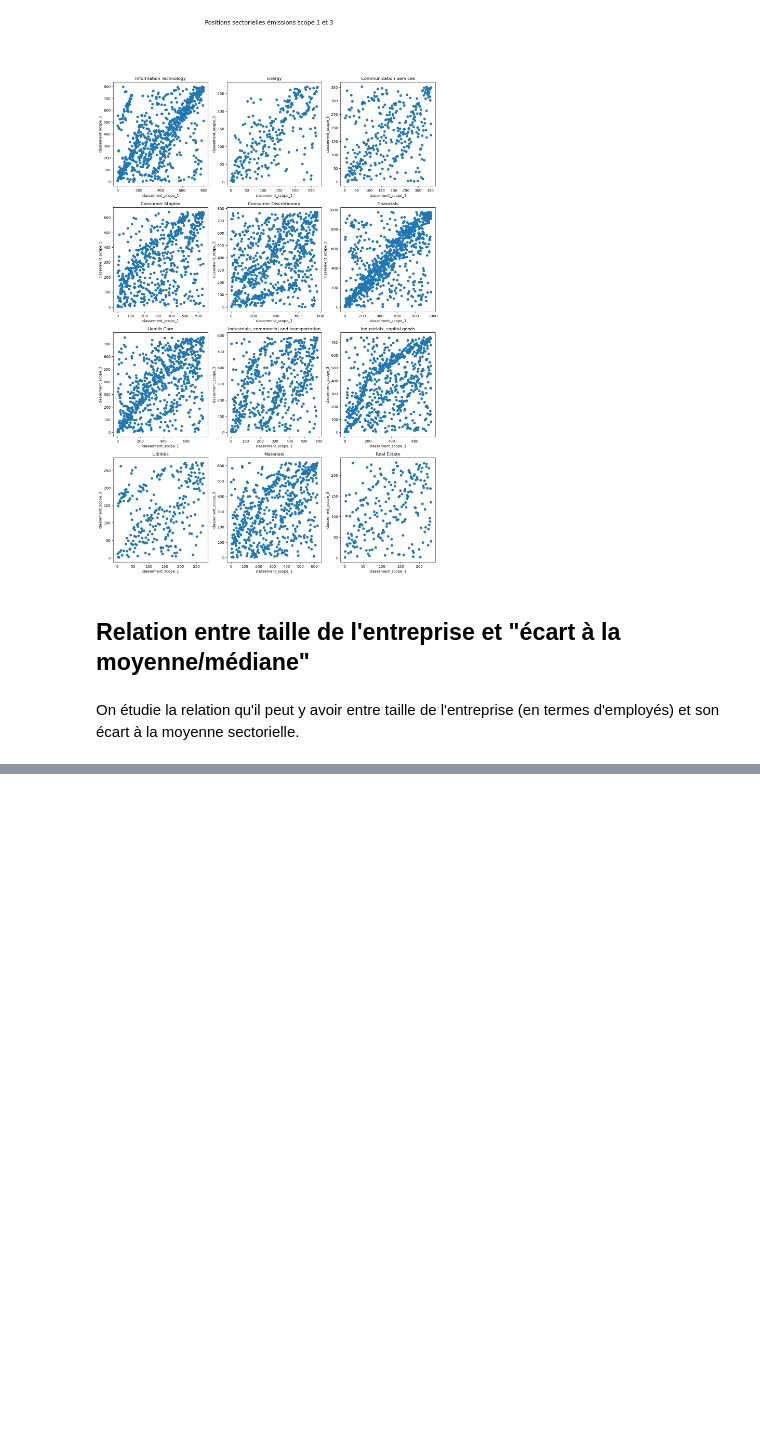
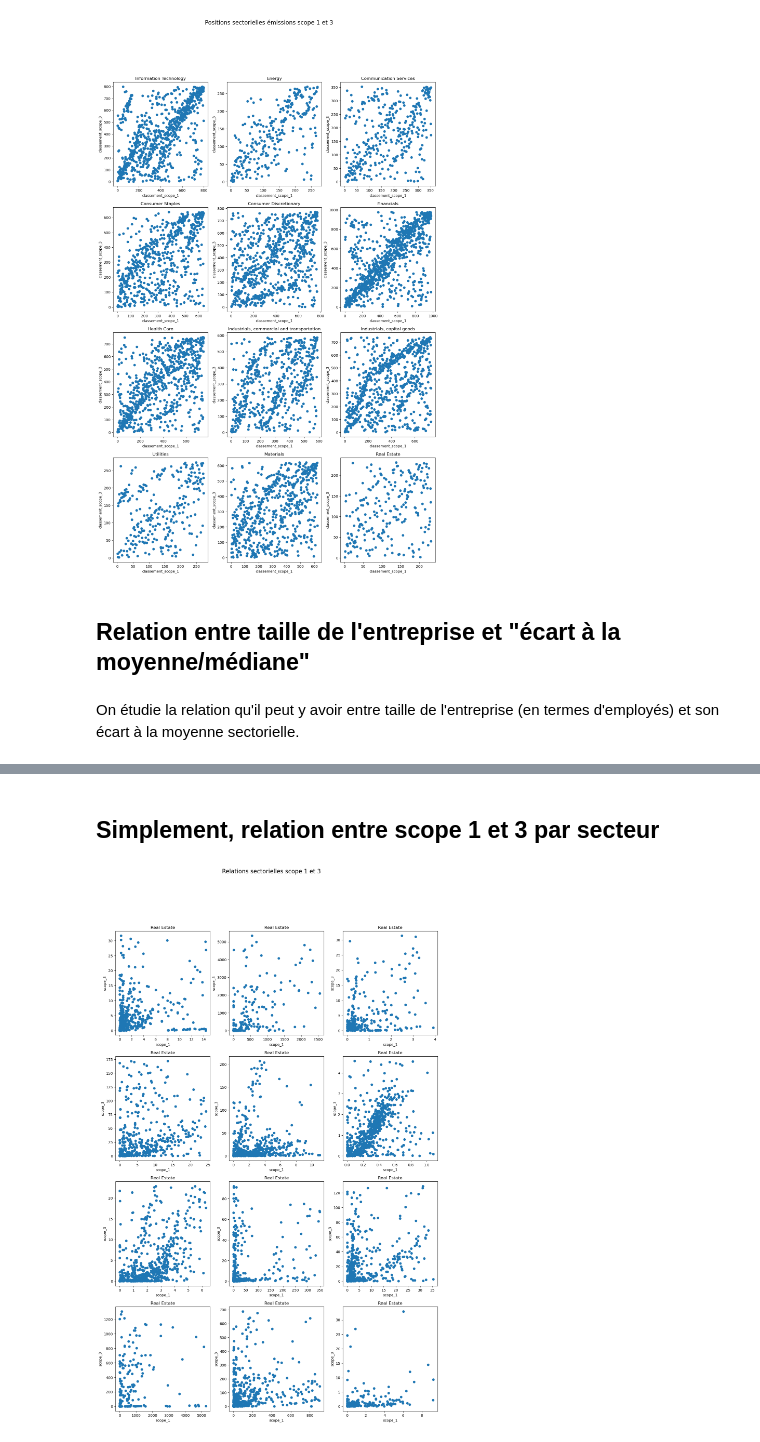
Before and after one commit to pierperri/StatApp, a Jupyter notebook: Analyse sectorielle.ipynb, the cells around one changed output, grey strips where cells are left out. Cells and saved outputs as stored; diff of their text form; code cells hidden in the pictures; blank space fills up the shorter version.

```diff
--- a/Analyse sectorielle.ipynb
+++ b/Analyse sectorielle.ipynb
@@ -182,0 +185,31 @@ visualisation2("scope_3", 0, 0.1)
+# %% [markdown]
+## Simplement, relation entre scope 1 et 3 par secteur
+# %%
+def visualisation3(per) :
+    plt.figure(figsize=(16, 24))
+    i = 1
+
+    for sec in secteurs :
+        df = data.loc[data["secteur"] == sec]
+        df = df.dropna(subset = ["scope_1", "scope_3"])
+        df = df.groupby('company_id')[["scope_1", "scope_3"]].mean().reset_index()
+
+        quantile1 = df["scope_1"].quantile(1 - per)
+        df = df[df["scope_1"] <= quantile1]
+        quantile3 = df["scope_3"].quantile(1 - per)
+        df = df[df["scope_3"] <= quantile3]
+
+        plt.subplot(4,3,i)
+        plt.scatter(df['scope_1'], df['scope_3'])
+        plt.title(s)
+        plt.xlabel('scope_1')
+        plt.ylabel('scope_3')
+
+        i += 1
+
+    plt.suptitle("Relations sectorielles scope 1 et 3", fontsize=16)
+    plt.show()
+# %%
+visualisation3(0.1)
+# %% [output]
+[figure, added]
```
Also changed, not shown: parts of 6 cells of this notebook.
